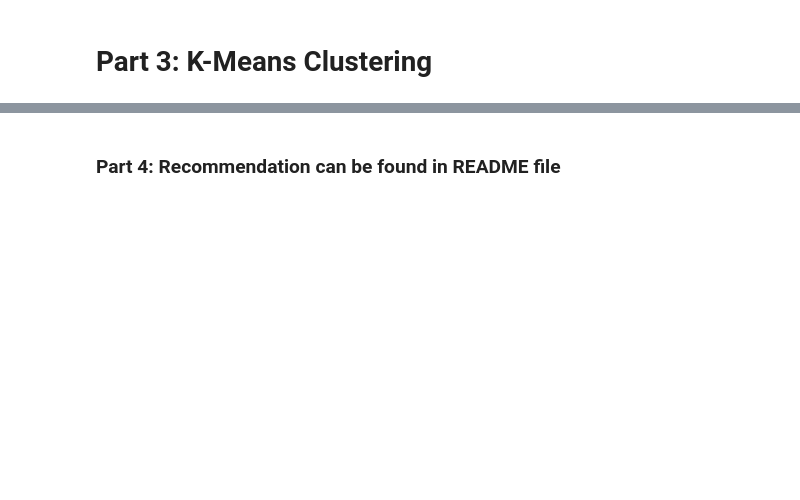
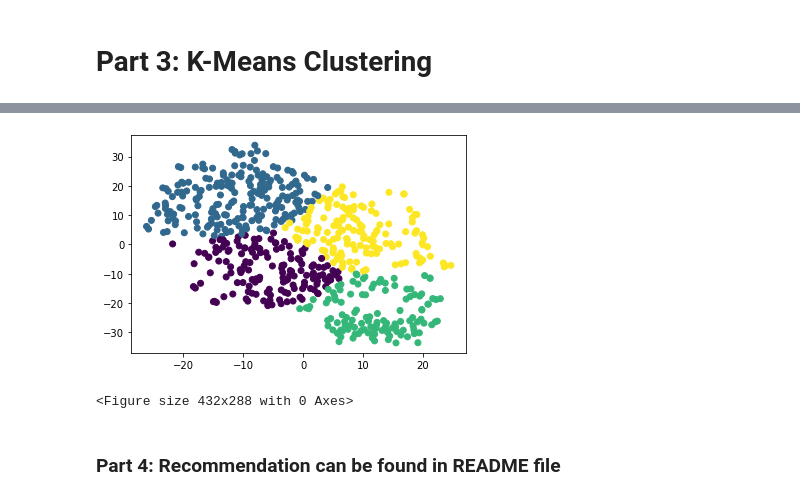
Before and after one commit to rhiana-schafer/unsupervised-learning, a Jupyter notebook: Unsupervised Code.ipynb, the cells around one changed output, grey strips where cells are left out. Saved outputs shown, nothing was run; the diff lists cells and outputs as text; code cells hidden in the pictures; blank space fills up the shorter version.

```diff
--- a/Unsupervised Code.ipynb
+++ b/Unsupervised Code.ipynb
@@ -110,0 +113,14 @@ plt.show()
+# %%
+#create visualization by coloring the scatterplot with the determined K-means clusters
+# Initialize the K-Means model
+model = KMeans(n_clusters=4, random_state=42)
+# Train the model
+model.fit(tsne_features)
+# Predict clusters
+predictions = model.predict(tsne_features)
+cluster_labels = model.labels_
+# %%
+#create new df with cluster labels
+clustered_df = pd.DataFrame(tsne_features, columns=["Comp1", "Comp2"])
+clustered_df["Cluster"] = cluster_labels
+clustered_df.head()
@@ -111,2 +134,10 @@ plt.show()
+# %%
+#redo scatterplot with new clusters as colors
+plt.scatter(clustered_df["Comp1"], clustered_df["Comp2"], c=clustered_df["Cluster"])
+plt.show()
+plt.savefig("Visualizations/Cluster_Vis.png")
+# %% [output]
+[figure, added]
+<Figure size 432x288 with 0 Axes>
 # %% [markdown]
 ### Part 4: Recommendation can be found in README file
```
Also changed, not shown: parts of 9 cells of this notebook, 4 other files.
